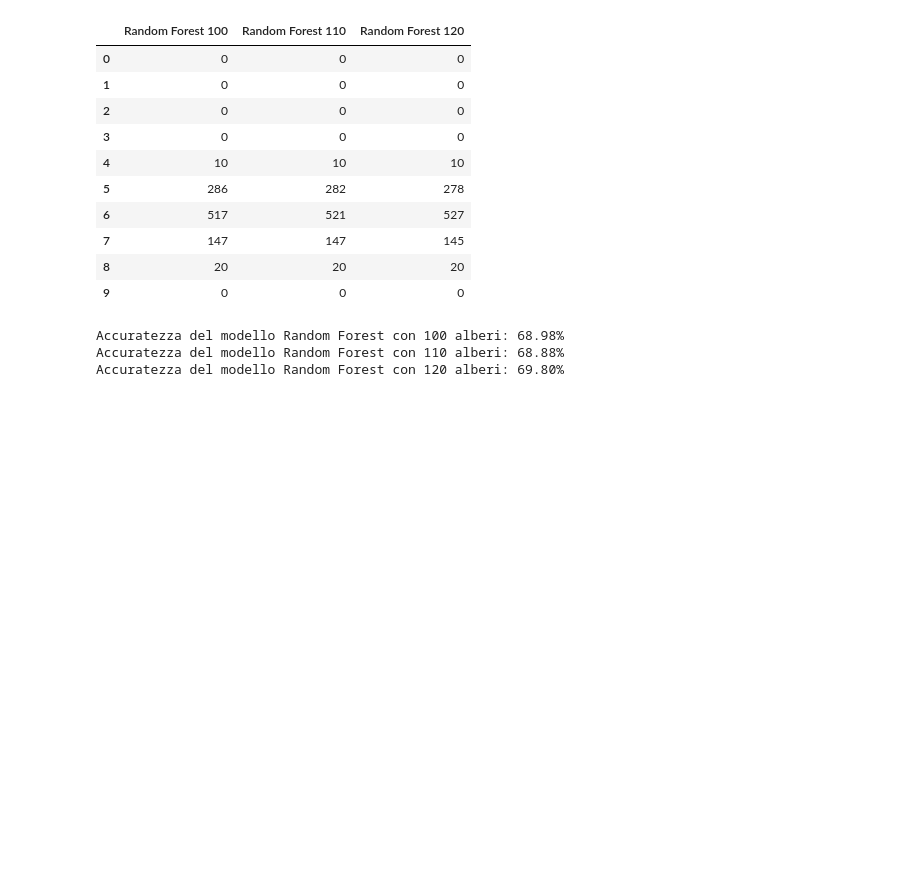
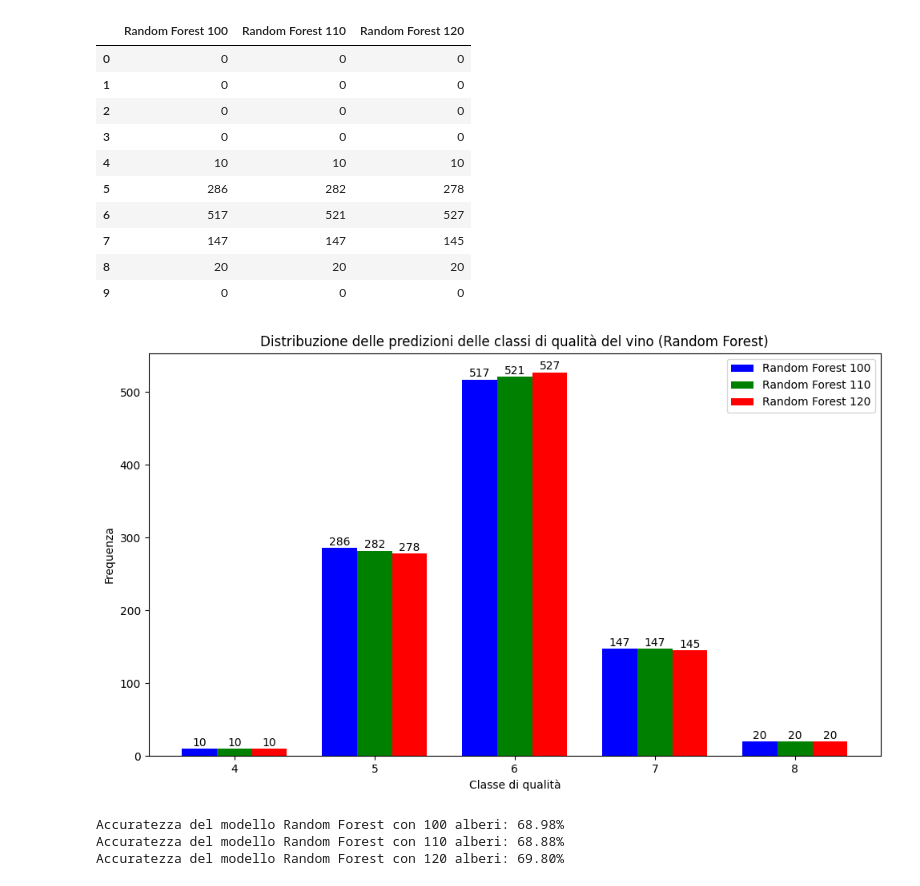
Before and after one commit to Matteo13579/Progetto-Tesi, a Jupyter notebook: progetto2.ipynb, the cells around one changed output. Saved outputs shown, nothing was run; the diff lists cells and outputs as text; code cells hidden in the pictures; blank space fills up the shorter version.

Commit message:
Sistemato problema di labelling della variabile target, sistemati grafici finali

```diff
--- a/progetto2.ipynb
+++ b/progetto2.ipynb
@@ -432,6 +452,40 @@ prediction_df
 | 7 | 147 | 147 | 145 |
 | 8 | 20 | 20 | 20 |
 | 9 | 0 | 0 | 0 |
+# %%
+keys = list(predict_value_rf_100.keys())
+vals_100 = np.array(list(predict_value_rf_100.values()))
+vals_110 = np.array(list(predict_value_rf_110.values()))
+vals_120 = np.array(list(predict_value_rf_120.values()))
+
+mask = ~((vals_100 == 0) & (vals_110 == 0) & (vals_120 == 0))
+filtered_keys = np.array(keys)[mask]
+filtered_vals_100 = vals_100[mask]
+filtered_vals_110 = vals_110[mask]
+filtered_vals_120 = vals_120[mask]
+filtered_index = range(len(filtered_keys))
+
+plt.figure(figsize=(10, 6))
+bar_width = 0.25
+plt.bar([i - bar_width for i in filtered_index], filtered_vals_100, width=bar_width, label='Random Forest 100', color='b')
+for i, v in enumerate(filtered_vals_100):
+    plt.text(i - bar_width, v + 0.5, str(v), ha='center', va='bottom')
+plt.bar(filtered_index, filtered_vals_110, width=bar_width, label='Random Forest 110', color='g')
+for i, v in enumerate(filtered_vals_110):
+    plt.text(i, v + 0.5, str(v), ha='center', va='bottom')
+plt.bar([i + bar_width for i in filtered_index], filtered_vals_120, width=bar_width, label='Random Forest 120', color='r')
+for i, v in enumerate(filtered_vals_120):
+    plt.text(i + bar_width, v + 0.5, str(v), ha='center', va='bottom')
+plt.xlabel('Classe di qualità')
+plt.ylabel('Frequenza')
+plt.title('Distribuzione delle predizioni delle classi di qualità del vino (Random Forest)')
+plt.xticks(filtered_index, filtered_keys)
+plt.legend()
+plt.tight_layout()
+plt.savefig(os.path.join(os.getcwd(), "immagini_progetto", "rf_quality_class_distribution_20.png"))
+plt.show()
+# %% [output]
+[figure, added]
 # %%
 accuracy_100_20_rf = accuracy_score(y_test_raw1, y_pred_100_20_raw_rf)
 accuracy_110_20_rf = accuracy_score(y_test_raw1, y_pred_110_20_raw_rf)
```
Also changed, not shown: parts of 52 cells of this notebook, 20 other files.
